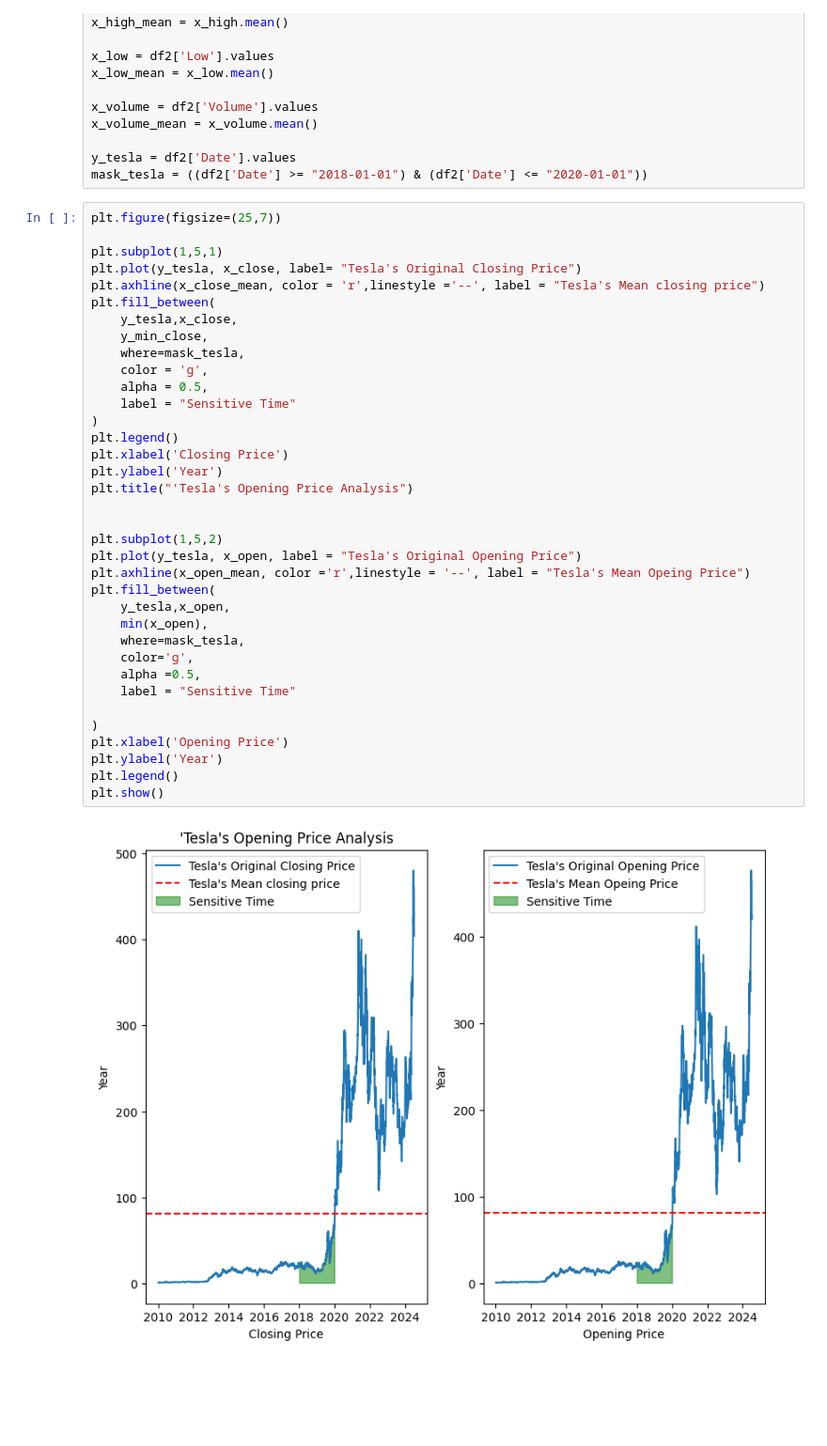
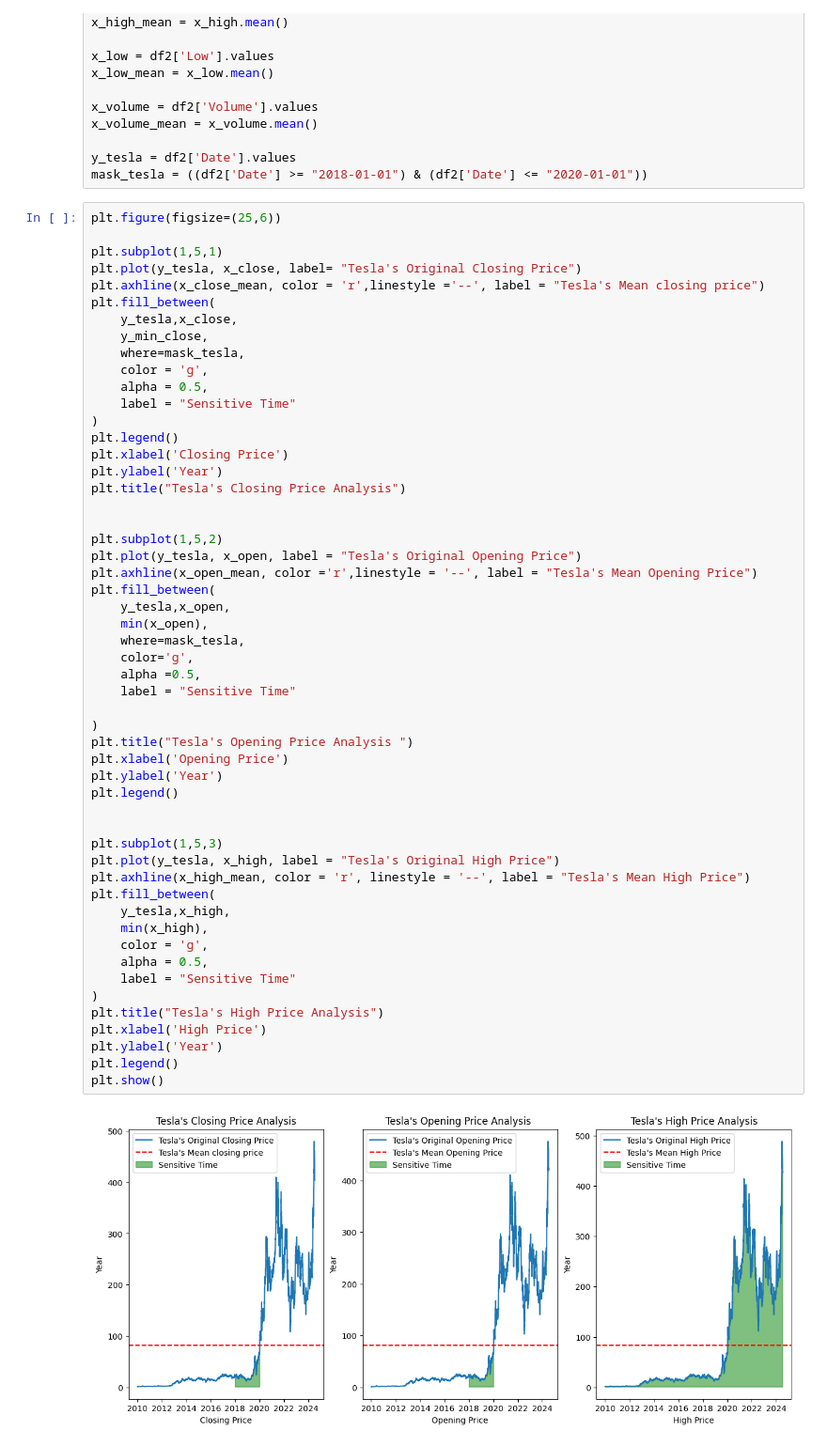
Before and after one commit to tanmaykumarchaki/AI-Driven-Market-Transformation-Analytics, a Jupyter notebook: ai-market-regime-shift-analysis/data_import.ipynb, the cells around one changed output. Shown at 94% size. Drawn from its saved outputs; the diff is of its cells as text; blank space fills up the shorter version.

```diff
--- a/ai-market-regime-shift-analysis/data_import.ipynb
+++ b/ai-market-regime-shift-analysis/data_import.ipynb
@@ -286,40 +286,57 @@ x_volume_mean = x_volume.mean()
 y_tesla = df2['Date'].values
 mask_tesla = ((df2['Date'] >= "2018-01-01") & (df2['Date'] <= "2020-01-01"))
 # %%
-plt.figure(figsize=(25,7))
+plt.figure(figsize=(25,6))
 
 plt.subplot(1,5,1)
 plt.plot(y_tesla, x_close, label= "Tesla's Original Closing Price")
 plt.axhline(x_close_mean, color = 'r',linestyle ='--', label = "Tesla's Mean closing price")
 plt.fill_between(
     y_tesla,x_close,
     y_min_close,
     where=mask_tesla,
     color = 'g',
     alpha = 0.5,
     label = "Sensitive Time"
 )
 plt.legend()
 plt.xlabel('Closing Price')
 plt.ylabel('Year')
-plt.title("'Tesla's Opening Price Analysis")
+plt.title("Tesla's Closing Price Analysis")
 
 
 plt.subplot(1,5,2)
 plt.plot(y_tesla, x_open, label = "Tesla's Original Opening Price")
-plt.axhline(x_open_mean, color ='r',linestyle = '--', label = "Tesla's Mean Opeing Price")
+plt.axhline(x_open_mean, color ='r',linestyle = '--', label = "Tesla's Mean Opening Price")
 plt.fill_between(
     y_tesla,x_open,
     min(x_open),
     where=mask_tesla,
     color='g',
     alpha =0.5,
     label = "Sensitive Time"
 
 )
+plt.title("Tesla's Opening Price Analysis ")
 plt.xlabel('Opening Price')
 plt.ylabel('Year')
 plt.legend()
+
+
+plt.subplot(1,5,3)
+plt.plot(y_tesla, x_high, label = "Tesla's Original High Price")
+plt.axhline(x_high_mean, color = 'r', linestyle = '--', label = "Tesla's Mean High Price")
+plt.fill_between(
+    y_tesla,x_high,
+    min(x_high),
+    color = 'g',
+    alpha = 0.5,
+    label = "Sensitive Time"
+)
+plt.title("Tesla's High Price Analysis")
+plt.xlabel('High Price')
+plt.ylabel('Year')
+plt.legend()
 plt.show()
 # %% [output]
-[figure, old version]
+[figure, new version]
```
